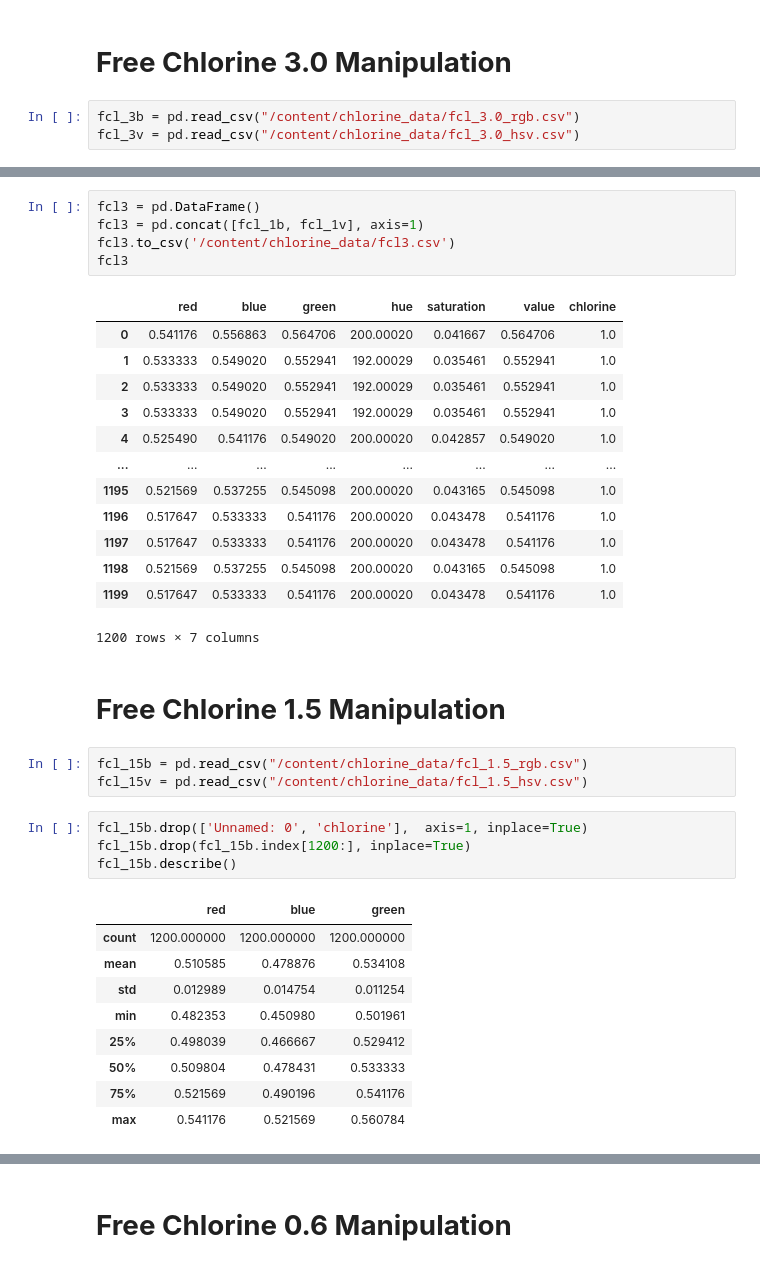
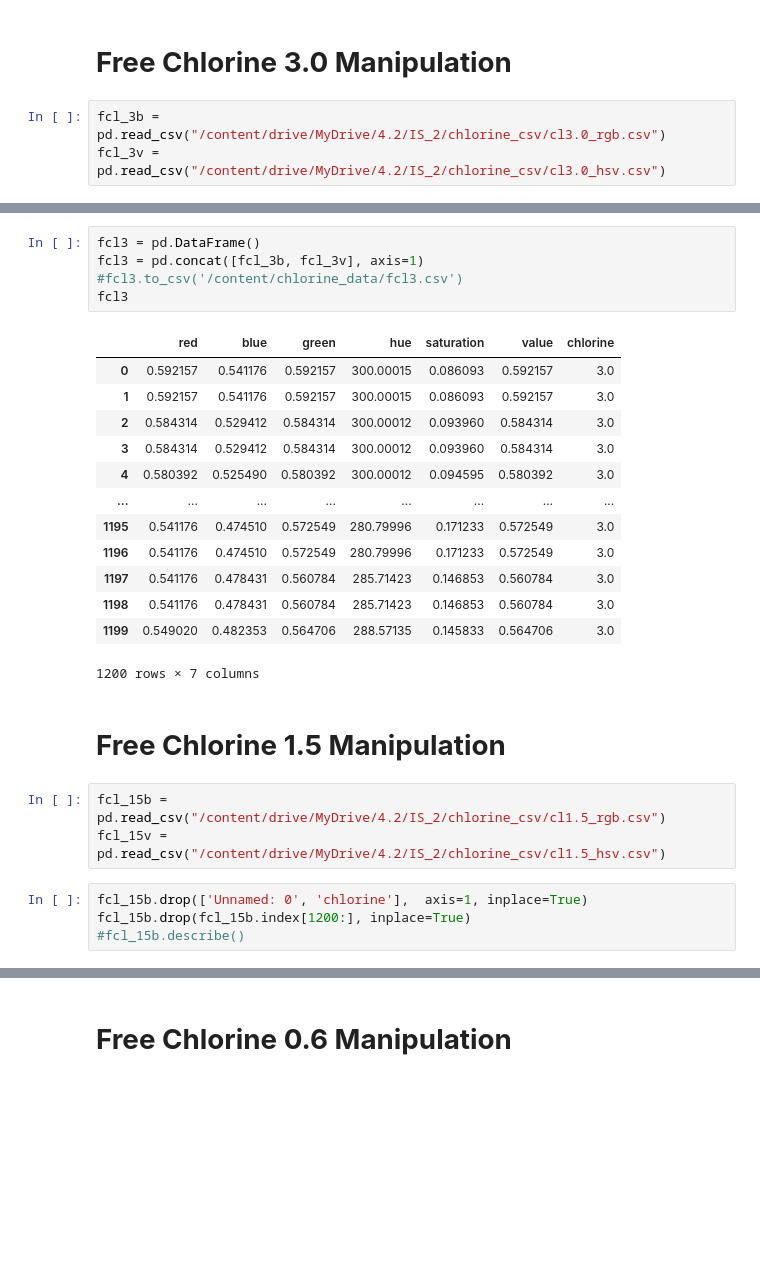
Before and after one commit to EmmanuelOoko/pHChlorine, a Jupyter notebook: chlorine_data.ipynb, the cells around one changed output, grey strips where cells are left out. Saved outputs shown, nothing was run; the diff lists cells and outputs as text; blank space fills up the shorter version.

```diff
--- a/chlorine_data.ipynb
+++ b/chlorine_data.ipynb
@@ -81,8 +42,8 @@ fcl1
 # %% [markdown]
 # **Free Chlorine 3.0 Manipulation**
 # %%
-fcl_3b = pd.read_csv("/content/chlorine_data/fcl_3.0_rgb.csv")
-fcl_3v = pd.read_csv("/content/chlorine_data/fcl_3.0_hsv.csv")
+fcl_3b = pd.read_csv("/content/drive/MyDrive/4.2/IS_2/chlorine_csv/cl3.0_rgb.csv")
+fcl_3v = pd.read_csv("/content/drive/MyDrive/4.2/IS_2/chlorine_csv/cl3.0_hsv.csv")
 # %%
 fcl_3b.drop(['Unnamed: 0', 'chlorine'],  axis=1, inplace=True)
 fcl_3b.drop(fcl_3b.index[1200:], inplace=True)
@@ -119,42 +83,32 @@ fcl_3v
 1200 rows × 4 columns
 # %%
 fcl3 = pd.DataFrame()
-fcl3 = pd.concat([fcl_1b, fcl_1v], axis=1)
-fcl3.to_csv('/content/chlorine_data/fcl3.csv')
+fcl3 = pd.concat([fcl_3b, fcl_3v], axis=1)
+#fcl3.to_csv('/content/chlorine_data/fcl3.csv')
 fcl3
 # %% [output]
 |  | red | blue | green | hue | saturation | value | chlorine |
-| 0 | 0.541176 | 0.556863 | 0.564706 | 200.00020 | 0.041667 | 0.564706 | 1.0 |
-| 1 | 0.533333 | 0.549020 | 0.552941 | 192.00029 | 0.035461 | 0.552941 | 1.0 |
-| 2 | 0.533333 | 0.549020 | 0.552941 | 192.00029 | 0.035461 | 0.552941 | 1.0 |
-| 3 | 0.533333 | 0.549020 | 0.552941 | 192.00029 | 0.035461 | 0.552941 | 1.0 |
-| 4 | 0.525490 | 0.541176 | 0.549020 | 200.00020 | 0.042857 | 0.549020 | 1.0 |
+| 0 | 0.592157 | 0.541176 | 0.592157 | 300.00015 | 0.086093 | 0.592157 | 3.0 |
+| 1 | 0.592157 | 0.541176 | 0.592157 | 300.00015 | 0.086093 | 0.592157 | 3.0 |
+| 2 | 0.584314 | 0.529412 | 0.584314 | 300.00012 | 0.093960 | 0.584314 | 3.0 |
+| 3 | 0.584314 | 0.529412 | 0.584314 | 300.00012 | 0.093960 | 0.584314 | 3.0 |
+| 4 | 0.580392 | 0.525490 | 0.580392 | 300.00012 | 0.094595 | 0.580392 | 3.0 |
 | ... | ... | ... | ... | ... | ... | ... | ... |
-| 1195 | 0.521569 | 0.537255 | 0.545098 | 200.00020 | 0.043165 | 0.545098 | 1.0 |
-| 1196 | 0.517647 | 0.533333 | 0.541176 | 200.00020 | 0.043478 | 0.541176 | 1.0 |
-| 1197 | 0.517647 | 0.533333 | 0.541176 | 200.00020 | 0.043478 | 0.541176 | 1.0 |
-| 1198 | 0.521569 | 0.537255 | 0.545098 | 200.00020 | 0.043165 | 0.545098 | 1.0 |
-| 1199 | 0.517647 | 0.533333 | 0.541176 | 200.00020 | 0.043478 | 0.541176 | 1.0 |
+| 1195 | 0.541176 | 0.474510 | 0.572549 | 280.79996 | 0.171233 | 0.572549 | 3.0 |
+| 1196 | 0.541176 | 0.474510 | 0.572549 | 280.79996 | 0.171233 | 0.572549 | 3.0 |
+| 1197 | 0.541176 | 0.478431 | 0.560784 | 285.71423 | 0.146853 | 0.560784 | 3.0 |
+| 1198 | 0.541176 | 0.478431 | 0.560784 | 285.71423 | 0.146853 | 0.560784 | 3.0 |
+| 1199 | 0.549020 | 0.482353 | 0.564706 | 288.57135 | 0.145833 | 0.564706 | 3.0 |
 1200 rows × 7 columns
 # %% [markdown]
 # **Free Chlorine 1.5 Manipulation**
 # %%
-fcl_15b = pd.read_csv("/content/chlorine_data/fcl_1.5_rgb.csv")
-fcl_15v = pd.read_csv("/content/chlorine_data/fcl_1.5_hsv.csv")
+fcl_15b = pd.read_csv("/content/drive/MyDrive/4.2/IS_2/chlorine_csv/cl1.5_rgb.csv")
+fcl_15v = pd.read_csv("/content/drive/MyDrive/4.2/IS_2/chlorine_csv/cl1.5_hsv.csv")
 # %%
 fcl_15b.drop(['Unnamed: 0', 'chlorine'],  axis=1, inplace=True)
 fcl_15b.drop(fcl_15b.index[1200:], inplace=True)
-fcl_15b.describe()
+#fcl_15b.describe()
-# %% [output]
-|  | red | blue | green |
-| count | 1200.000000 | 1200.000000 | 1200.000000 |
-| mean | 0.510585 | 0.478876 | 0.534108 |
-| std | 0.012989 | 0.014754 | 0.011254 |
-| min | 0.482353 | 0.450980 | 0.501961 |
-| 25% | 0.498039 | 0.466667 | 0.529412 |
-| 50% | 0.509804 | 0.478431 | 0.533333 |
-| 75% | 0.521569 | 0.490196 | 0.541176 |
-| max | 0.541176 | 0.521569 | 0.560784 |
 # %%
 fcl_15v.drop(['Unnamed: 0'],  axis=1, inplace=True)
 fcl_15v.rename(columns={'lumination':'value'}, inplace=True)
```
Also changed, not shown: parts of 49 cells of this notebook.
